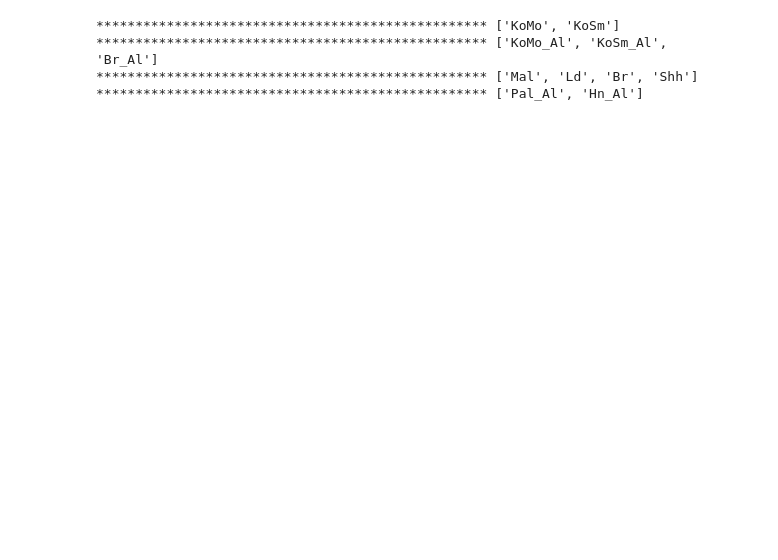
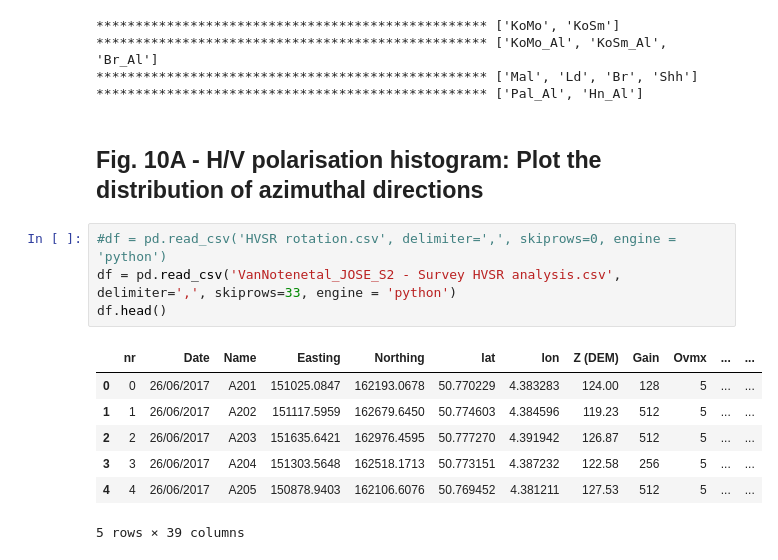
Before and after one commit to KoenVanNoten/HVSR_to_virtual_borehole, a Jupyter notebook: Construct the f0 - Sed Thickness Powerlaw Relation.ipynb, the cells around one changed output. Saved outputs shown, nothing was run; the diff lists cells and outputs as text; blank space fills up the shorter version.

```diff
--- a/Construct the f0 - Sed Thickness Powerlaw Relation.ipynb
+++ b/Construct the f0 - Sed Thickness Powerlaw Relation.ipynb
@@ -499,3 +500,17 @@ plt.show()
 ************************************************** ['KoMo_Al', 'KoSm_Al', 'Br_Al']
 ************************************************** ['Mal', 'Ld', 'Br', 'Shh']
 ************************************************** ['Pal_Al', 'Hn_Al']
+# %% [markdown]
+## Fig. 10A - H/V polarisation histogram: Plot the distribution of azimuthal directions
+# %%
+#df = pd.read_csv('HVSR rotation.csv', delimiter=',', skiprows=0, engine = 'python')
+df = pd.read_csv('VanNotenetal_JOSE_S2 - Survey HVSR analysis.csv', delimiter=',', skiprows=33, engine = 'python')
+df.head()
+# %% [output]
+|  | nr | Date | Name | Easting | Northing | lat | lon | Z (DEM) | Gain | Ovmx | ... | ... |
+| 0 | 0 | 26/06/2017 | A201 | 151025.0847 | 162193.0678 | 50.770229 | 4.383283 | 124.00 | 128 | 5 | ... | ... |
+| 1 | 1 | 26/06/2017 | A202 | 151117.5959 | 162679.6450 | 50.774603 | 4.384596 | 119.23 | 512 | 5 | ... | ... |
+| 2 | 2 | 26/06/2017 | A203 | 151635.6421 | 162976.4595 | 50.777270 | 4.391942 | 126.87 | 512 | 5 | ... | ... |
+| 3 | 3 | 26/06/2017 | A204 | 151303.5648 | 162518.1713 | 50.773151 | 4.387232 | 122.58 | 256 | 5 | ... | ... |
+| 4 | 4 | 26/06/2017 | A205 | 150878.9403 | 162106.6076 | 50.769452 | 4.381211 | 127.53 | 512 | 5 | ... | ... |
+5 rows × 39 columns
```
Also changed, not shown: parts of 9 cells of this notebook.
